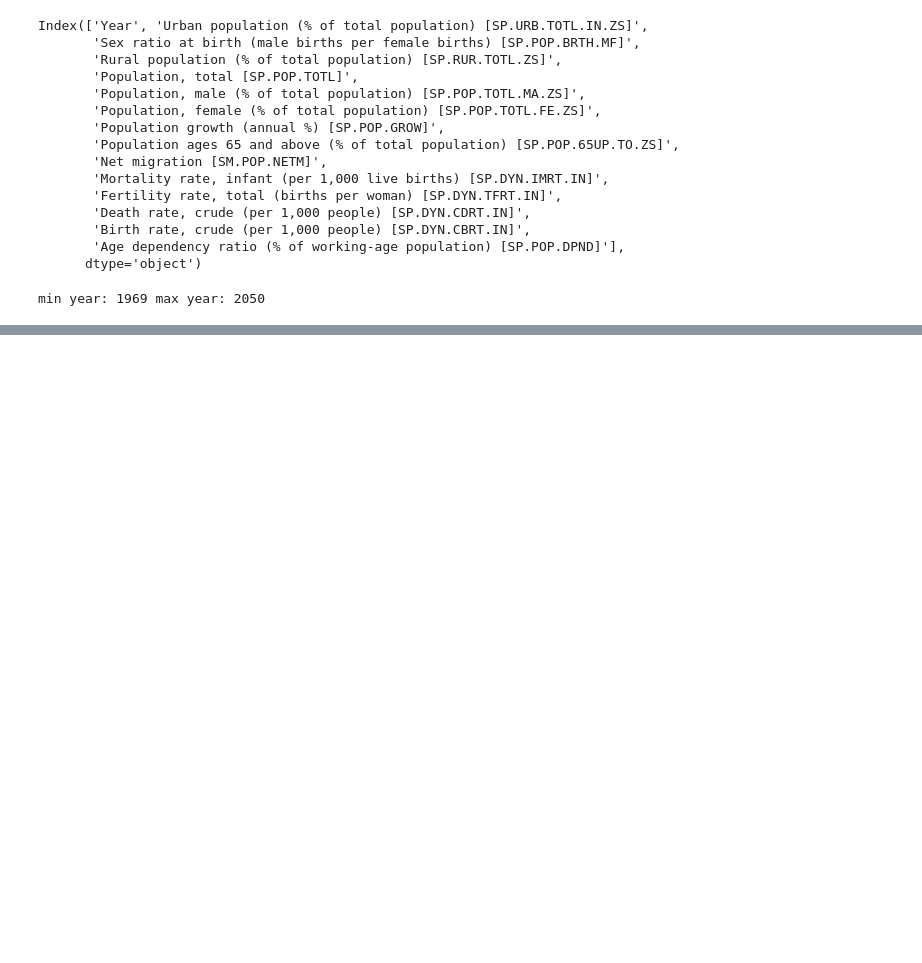
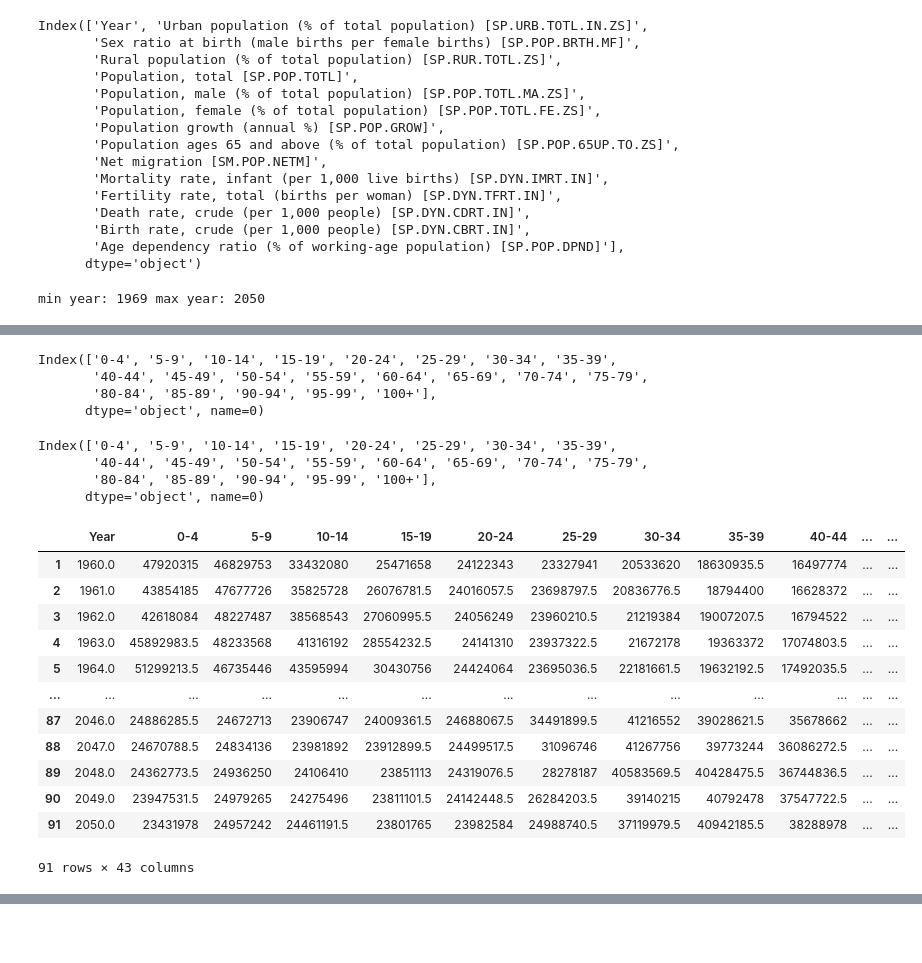
Before and after one commit to Elghandour-eng/Plotly-Dash, a Jupyter notebook: plotly-Dash-China.ipynb, the cells around one changed output, grey strips where cells are left out. Drawn from its saved outputs; the diff is of its cells as text; code cells hidden in the pictures; blank space fills up the shorter version.

Commit message:
add_pyramid_cahart_with_dash_error

```diff
--- a/plotly-Dash-China.ipynb
+++ b/plotly-Dash-China.ipynb
@@ -187,0 +190,2 @@ min year: 1969 max year: 2050
+# %%
+pyramid_data =pd.read_excel("Data/china-population-pyramid-1960-2050.xls ", sheet_name="Data") # sheet_name="Data" to read only data
@@ -187,0 +203,9 @@ min year: 1969 max year: 2050
+# %%
+# as we onte the first column row is name of the columns so we need to change it
+pyramid_data.columns = pyramid_data.iloc[0]
+# %%
+# drop the first row after changing the columns name
+pyramid_data = pyramid_data.drop([0])
+# %%
+# the frist column is nan so we need to fill it with Year
+pyramid_data.columns = pyramid_data.columns.fillna("Year")
@@ -187,0 +232,14 @@ min year: 1969 max year: 2050
+# %%
+pyramid_data.columns[1:22] #first group for men
+# %% [output]
+Index(['0-4', '5-9', '10-14', '15-19', '20-24', '25-29', '30-34', '35-39',
+       '40-44', '45-49', '50-54', '55-59', '60-64', '65-69', '70-74', '75-79',
+       '80-84', '85-89', '90-94', '95-99', '100+'],
+      dtype='object', name=0)
+# %%
+pyramid_data.columns[22:44] #first group for women
+# %% [output]
+Index(['0-4', '5-9', '10-14', '15-19', '20-24', '25-29', '30-34', '35-39',
+       '40-44', '45-49', '50-54', '55-59', '60-64', '65-69', '70-74', '75-79',
+       '80-84', '85-89', '90-94', '95-99', '100+'],
+      dtype='object', name=0)
@@ -187,0 +249,16 @@ min year: 1969 max year: 2050
+# %%
+pyramid_data
+# %% [output]
+|  | Year | 0-4 | 5-9 | 10-14 | 15-19 | 20-24 | 25-29 | 30-34 | 35-39 | 40-44 | ... | ... |
+| 1 | 1960.0 | 47920315 | 46829753 | 33432080 | 25471658 | 24122343 | 23327941 | 20533620 | 18630935.5 | 16497774 | ... | ... |
+| 2 | 1961.0 | 43854185 | 47677726 | 35825728 | 26076781.5 | 24016057.5 | 23698797.5 | 20836776.5 | 18794400 | 16628372 | ... | ... |
+| 3 | 1962.0 | 42618084 | 48227487 | 38568543 | 27060995.5 | 24056249 | 23960210.5 | 21219384 | 19007207.5 | 16794522 | ... | ... |
+| 4 | 1963.0 | 45892983.5 | 48233568 | 41316192 | 28554232.5 | 24141310 | 23937322.5 | 21672178 | 19363372 | 17074803.5 | ... | ... |
+| 5 | 1964.0 | 51299213.5 | 46735446 | 43595994 | 30430756 | 24424064 | 23695036.5 | 22181661.5 | 19632192.5 | 17492035.5 | ... | ... |
+| ... | ... | ... | ... | ... | ... | ... | ... | ... | ... | ... | ... | ... |
+| 87 | 2046.0 | 24886285.5 | 24672713 | 23906747 | 24009361.5 | 24688067.5 | 34491899.5 | 41216552 | 39028621.5 | 35678662 | ... | ... |
+| 88 | 2047.0 | 24670788.5 | 24834136 | 23981892 | 23912899.5 | 24499517.5 | 31096746 | 41267756 | 39773244 | 36086272.5 | ... | ... |
+| 89 | 2048.0 | 24362773.5 | 24936250 | 24106410 | 23851113 | 24319076.5 | 28278187 | 40583569.5 | 40428475.5 | 36744836.5 | ... | ... |
+| 90 | 2049.0 | 23947531.5 | 24979265 | 24275496 | 23811101.5 | 24142448.5 | 26284203.5 | 39140215 | 40792478 | 37547722.5 | ... | ... |
+| 91 | 2050.0 | 23431978 | 24957242 | 24461191.5 | 23801765 | 23982584 | 24988740.5 | 37119979.5 | 40942185.5 | 38288978 | ... | ... |
+91 rows × 43 columns
```
Also changed, not shown: parts of 12 cells of this notebook, 2 other files.
